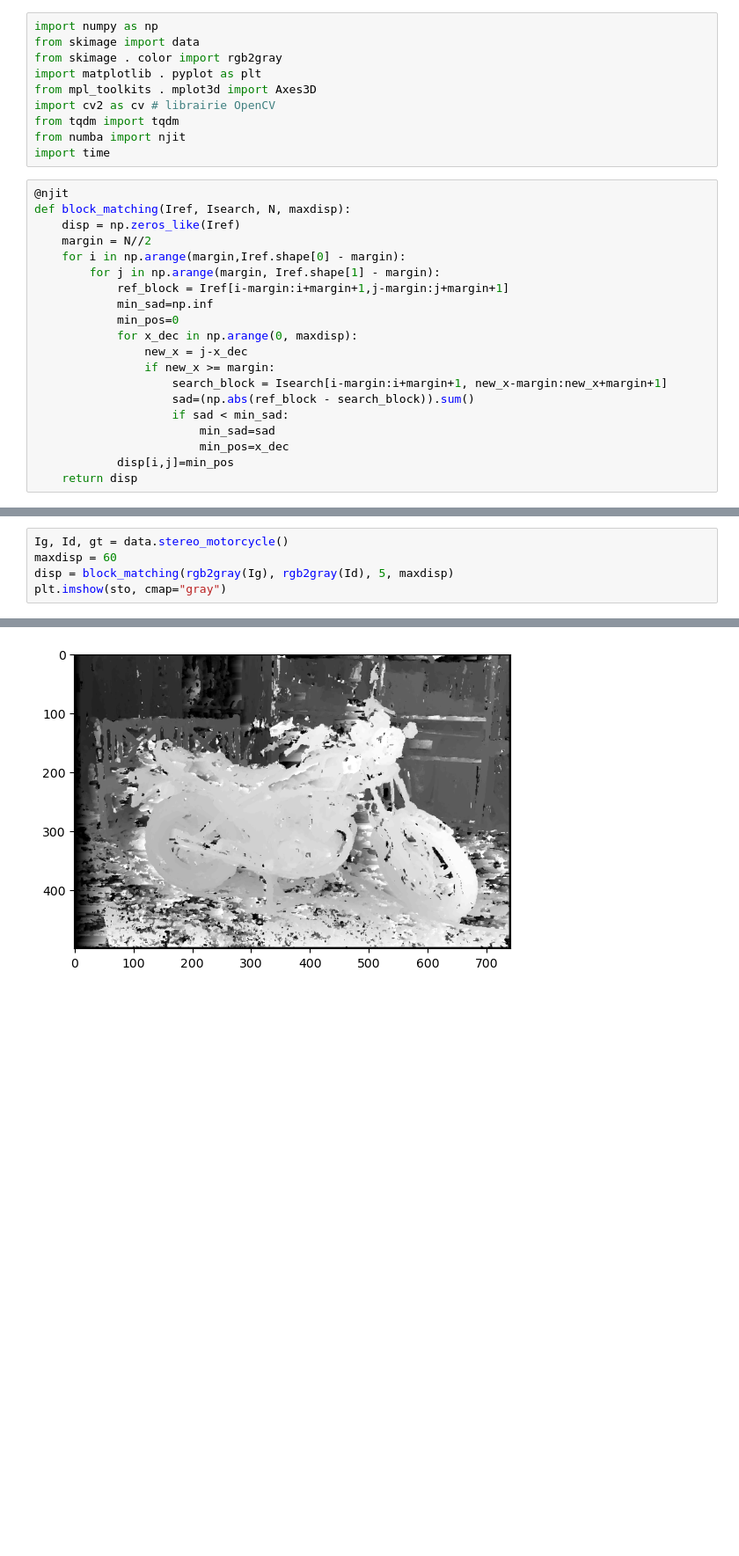
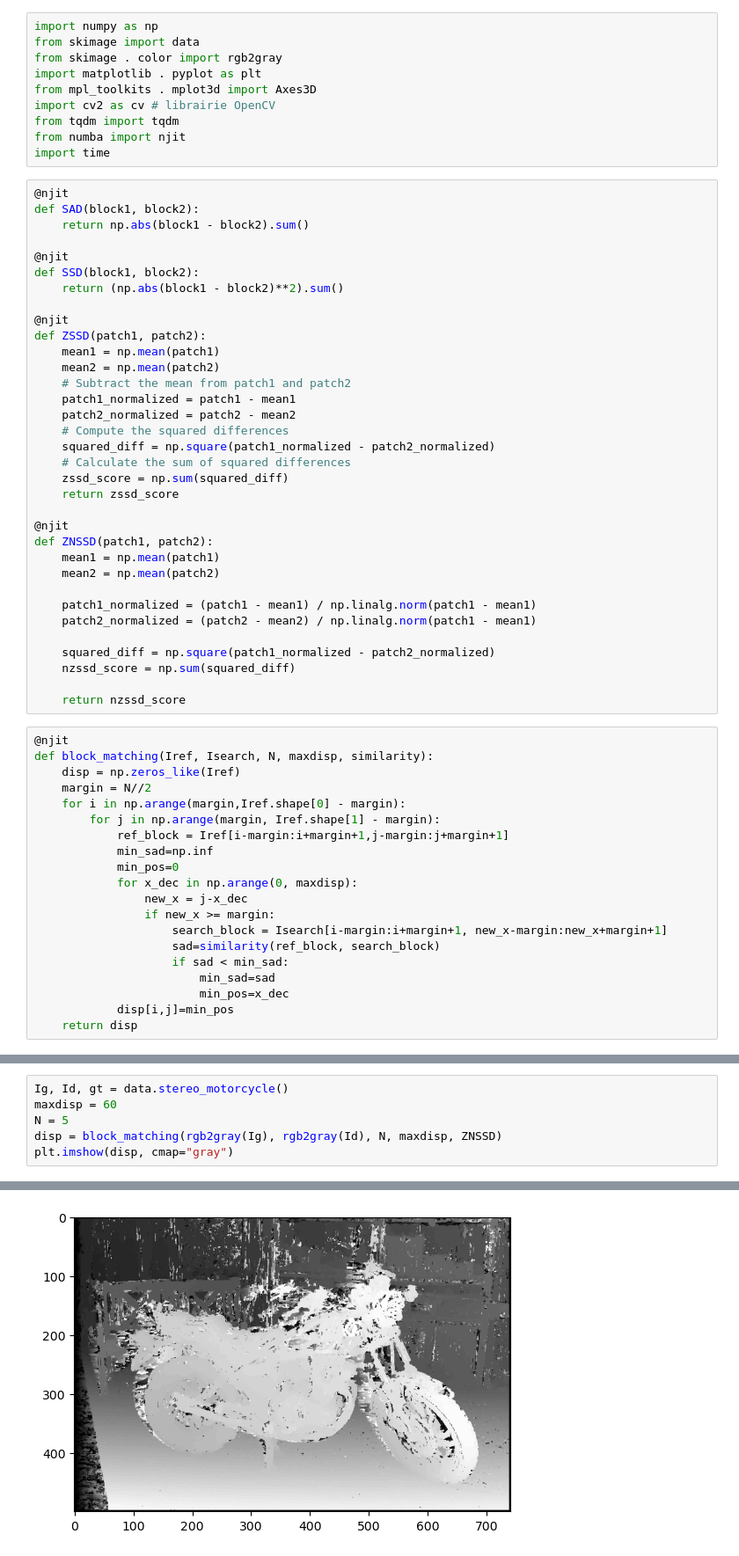
Before and after one commit to RomainFrog/StereoMatching, a Jupyter notebook: blockmatching.ipynb, the cells around one changed output, grey strips where cells are left out. Shown: that part at 88% size. Drawn from its saved outputs; the diff is of its cells as text; blank space fills up the shorter version.

```diff
--- a/blockmatching.ipynb
+++ b/blockmatching.ipynb
@@ -8,9 +8,43 @@ import cv2 as cv # librairie OpenCV
 from tqdm import tqdm
 from numba import njit
 import time
+# %%
+@njit
+def SAD(block1, block2):
+    return np.abs(block1 - block2).sum()
+
+@njit
+def SSD(block1, block2):
+    return (np.abs(block1 - block2)**2).sum()
+
+@njit
+def ZSSD(patch1, patch2):
+    mean1 = np.mean(patch1)
+    mean2 = np.mean(patch2)
+    # Subtract the mean from patch1 and patch2
+    patch1_normalized = patch1 - mean1
+    patch2_normalized = patch2 - mean2
+    # Compute the squared differences
+    squared_diff = np.square(patch1_normalized - patch2_normalized)
+    # Calculate the sum of squared differences
+    zssd_score = np.sum(squared_diff)
+    return zssd_score
+
+@njit
+def ZNSSD(patch1, patch2):
+    mean1 = np.mean(patch1)
+    mean2 = np.mean(patch2)
+
+    patch1_normalized = (patch1 - mean1) / np.linalg.norm(patch1 - mean1)
+    patch2_normalized = (patch2 - mean2) / np.linalg.norm(patch1 - mean1)
+
+    squared_diff = np.square(patch1_normalized - patch2_normalized)
+    nzssd_score = np.sum(squared_diff)
+
+    return nzssd_score
 # %%
 @njit
-def block_matching(Iref, Isearch, N, maxdisp):
+def block_matching(Iref, Isearch, N, maxdisp, similarity):
     disp = np.zeros_like(Iref)
     margin = N//2
     for i in np.arange(margin,Iref.shape[0] - margin):
@@ -22,7 +56,7 @@ def block_matching(Iref, Isearch, N, maxdisp):
                 new_x = j-x_dec
                 if new_x >= margin:
                     search_block = Isearch[i-margin:i+margin+1, new_x-margin:new_x+margin+1]
-                    sad=(np.abs(ref_block - search_block)).sum()
+                    sad=similarity(ref_block, search_block)
                     if sad < min_sad:
                         min_sad=sad
                         min_pos=x_dec
@@ -31,8 +86,9 @@ def block_matching(Iref, Isearch, N, maxdisp):
 # %%
 Ig, Id, gt = data.stereo_motorcycle()
 maxdisp = 60
-disp = block_matching(rgb2gray(Ig), rgb2gray(Id), 5, maxdisp)
-plt.imshow(sto, cmap="gray")
+N = 5
+disp = block_matching(rgb2gray(Ig), rgb2gray(Id), N, maxdisp, ZNSSD)
+plt.imshow(disp, cmap="gray")
 # %% [output]
 <matplotlib.image.AxesImage at 0x...>
-[figure, old version]
+[figure, new version]
```
Also changed, not shown: parts of 9 cells of this notebook.
